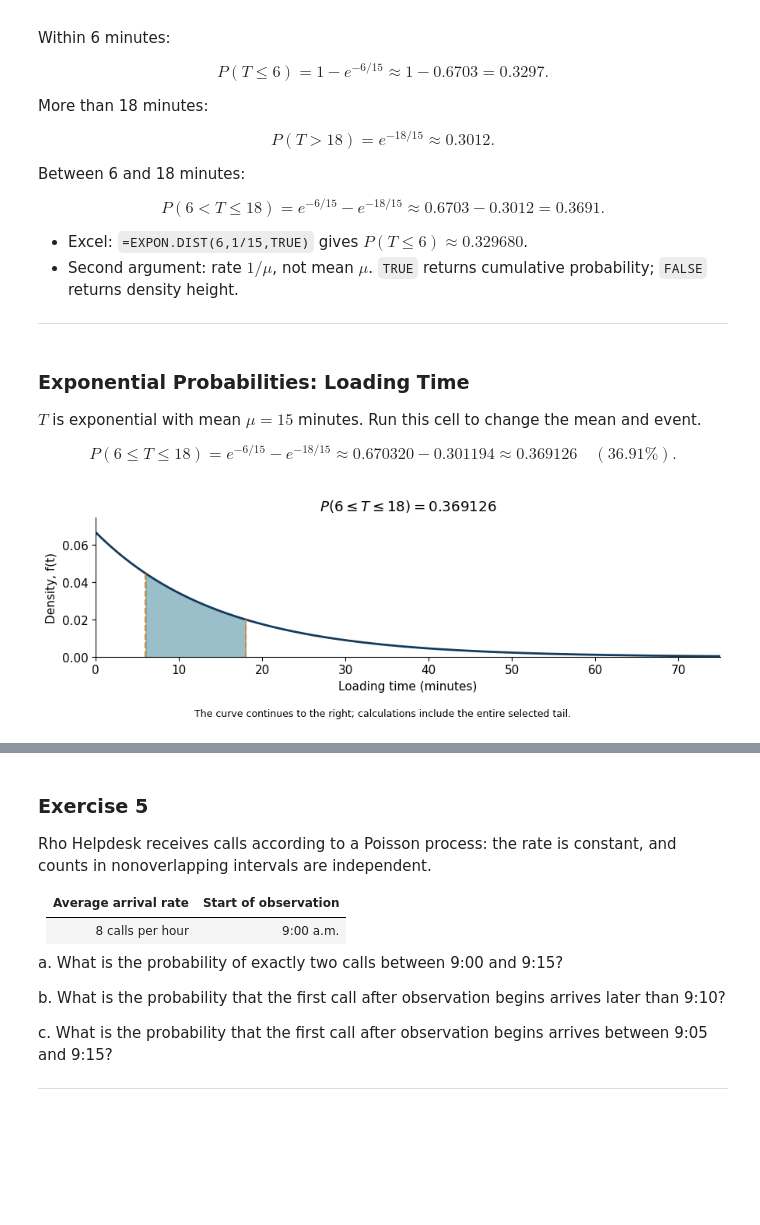
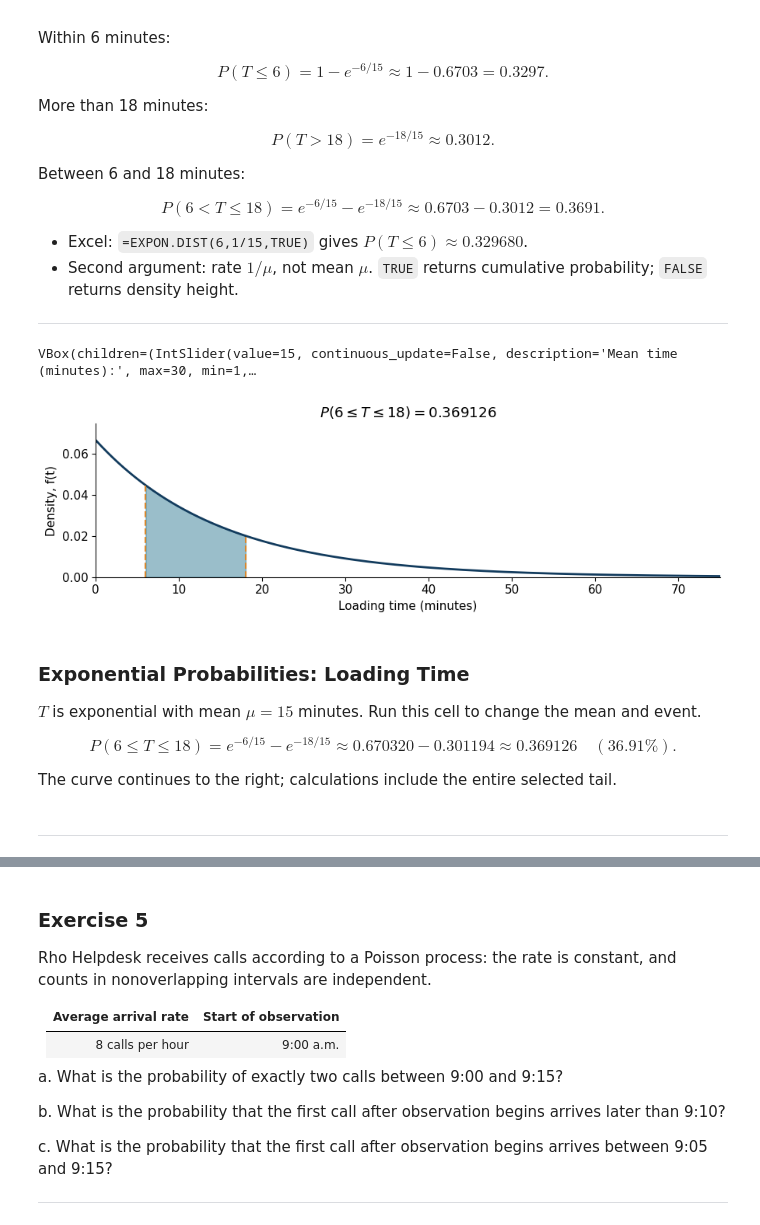
Before and after one commit to DROMCA/Business-Statistics, a Jupyter notebook: GBU 2301/lectures/week_07/w07_continuous_probability_distributions.ipynb, the cells around one changed output, grey strips where cells are left out. Cells and saved outputs as stored; diff of their text form; code cells hidden in the pictures; blank space fills up the shorter version.

```diff
--- a/GBU 2301/lectures/week_07/w07_continuous_probability_distributions.ipynb
+++ b/GBU 2301/lectures/week_07/w07_continuous_probability_distributions.ipynb
@@ -908,8 +1285,8 @@ def exponential_time_explorer():
         value=(6,18),min=0,max=90,description="Times (minutes):",
         continuous_update=False,style=style)
     display(widgets.VBox([mean,formulation,cutoff,bounds]))
+    graph_display = display(Markdown(""),display_id=True)
     calculation_display = display(Markdown(""),display_id=True)
-    graph_display = display(Markdown(""),display_id=True)
 
     def update(change=None):
         mu,kind,k = mean.value,formulation.value,cutoff.value
@@ -943,43 +1320,47 @@ def exponential_time_explorer():
         probability = exponential_time_probability(kind,mu,k,lo,hi)
         lines = ["### Exponential Probabilities: Loading Time",
                  rf"$T$ is exponential with mean $\mu={mu}$ minutes. "
                  "Run this cell to change the mean and event."]
         if kind=="eq":
             lines.extend([rf"$$P({event})=0.$$",
                           "An exact time has zero probability under the continuous model."])
         else:
             lines.append(rf"$$P({event})={expression}\approx {numbers}"
                          rf"\approx{exponential_number(probability)}\quad({exponential_number(100*probability, 2)}\%).$$")
-        calculation_display.update(Markdown("\n\n".join(lines)))
         with plt.rc_context({"font.size":11,"axes.spines.top":False,
                              "axes.spines.right":False}):
             fig,ax = plt.subplots(figsize=(9,3))
             y = np.exp(-x/mu)/mu
             ax.plot(x,y,color="#123b5d",lw=2)
             ax.fill_between(x,0,y,where=mask,color="#1f6f8b",alpha=.45)
             for value in ([lo,hi] if is_range else [k]):
                 ax.vlines(value,0,exp(-value/mu)/mu,color="#d8872d",ls="--")
             ax.set(xlim=(0,xmax),ylim=(0,1.12/mu),xlabel="Loading time (minutes)",
                    ylabel="Density, f(t)",title=rf"$P({event})={exponential_number(probability)}$")
-            fig.text(.5,.01,"The curve continues to the right; calculations include the entire selected tail.",
-                     ha="center",fontsize=9)
-            fig.tight_layout(rect=(0,.06,1,1))
+            fig.tight_layout()
             graph_display.update(fig)
             plt.close(fig)
+        lines.append("The curve continues to the right; calculations include the entire selected tail.")
+        calculation_display.update(Markdown("\n\n".join(lines)))
 
     for control in (mean,formulation,cutoff,bounds):
         control.observe(update,names="value")
     update()
     return mean,formulation,cutoff,bounds
 
 exponential_controls = exponential_time_explorer()
 # %% [output]
+VBox(children=(IntSlider(value=15, continuous_update=False, description='Mean time (minutes):', max=30, min=1,…
+[figure, new version]
 ### Exponential Probabilities: Loading Time
 
 $T$ is exponential with mean $\mu=15$ minutes. Run this cell to change the mean and event.
 
 $$P(6\leq T\leq18)=e^{-6/15}-e^{-18/15}\approx 0.670320-0.301194\approx0.369126\quad(36.91\%).$$
+
+The curve continues to the right; calculations include the entire selected tail.
-[figure, old version]
+# %% [markdown]
+---
 # %% [markdown]
 ### Poisson and Exponential Distributions
 
```
Also changed, not shown: parts of 11 cells of this notebook, 3 other files.
